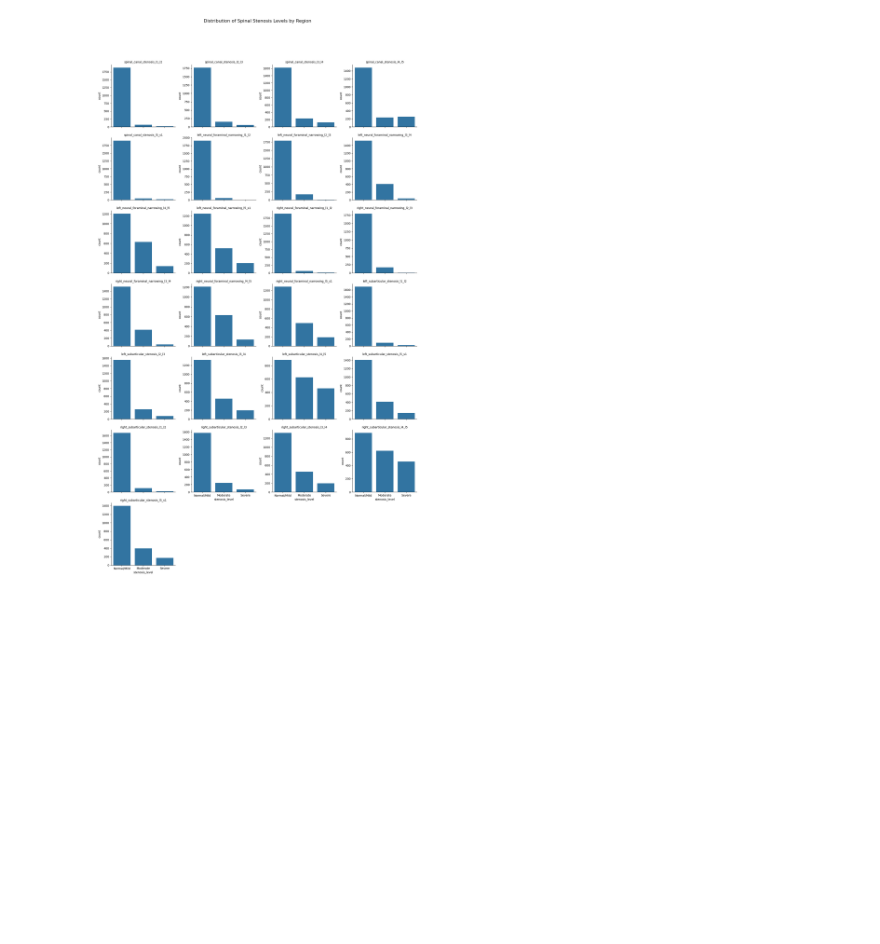
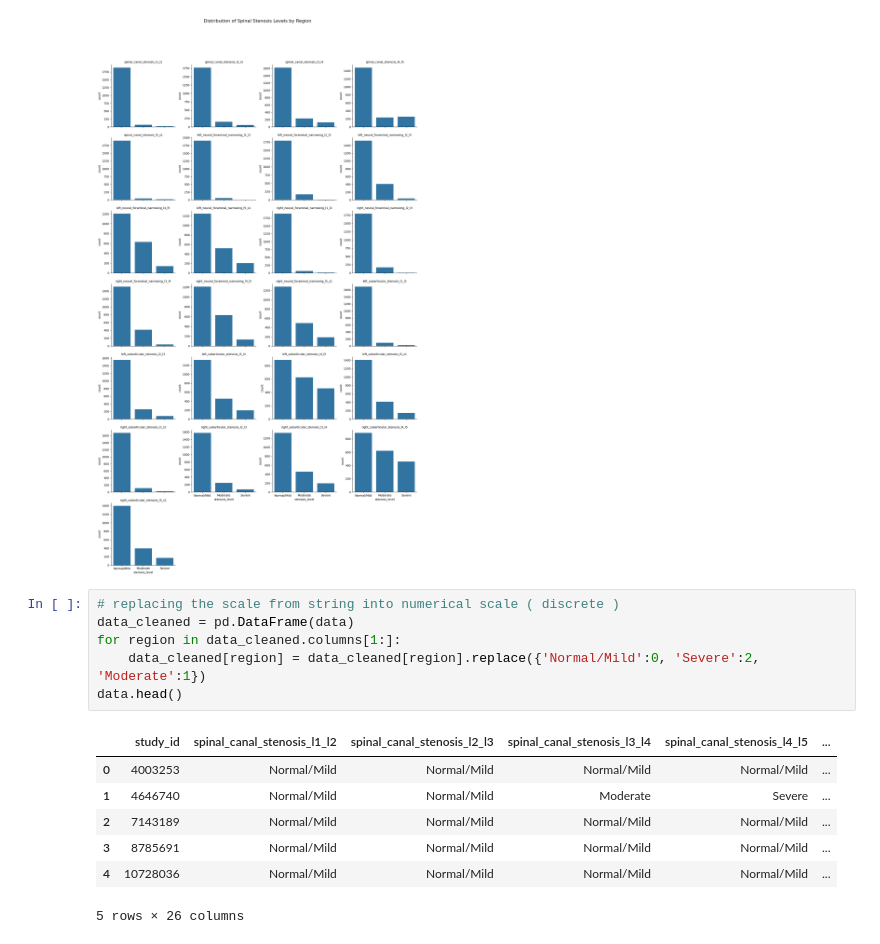
Before and after one commit to Arthurs101/PROJECT2-DATA-SCIENCE, a Jupyter notebook: EXPLORATION-ANALYSIS.ipynb, the cells around one changed output. Drawn from its saved outputs; the diff is of its cells as text; blank space fills up the shorter version.

Commit message:
✨ cleaned csv and exported it into csv

```diff
--- a/EXPLORATION-ANALYSIS.ipynb
+++ b/EXPLORATION-ANALYSIS.ipynb
@@ -67,3 +67,17 @@ g.fig.suptitle('Distribution of Spinal Stenosis Levels by Region', fontsize=16)
 plt.show()
 # %% [output]
 [figure]
+# %%
+# replacing the scale from string into numerical scale ( discrete )
+data_cleaned = pd.DataFrame(data)
+for region in data_cleaned.columns[1:]:
+    data_cleaned[region] = data_cleaned[region].replace({'Normal/Mild':0, 'Severe':2, 'Moderate':1})
+data.head()
+# %% [output]
+|  | study_id | spinal_canal_stenosis_l1_l2 | spinal_canal_stenosis_l2_l3 | spinal_canal_stenosis_l3_l4 | spinal_canal_stenosis_l4_l5 | ... |
+| 0 | 4003253 | Normal/Mild | Normal/Mild | Normal/Mild | Normal/Mild | ... |
+| 1 | 4646740 | Normal/Mild | Normal/Mild | Moderate | Severe | ... |
+| 2 | 7143189 | Normal/Mild | Normal/Mild | Normal/Mild | Normal/Mild | ... |
+| 3 | 8785691 | Normal/Mild | Normal/Mild | Normal/Mild | Normal/Mild | ... |
+| 4 | 10728036 | Normal/Mild | Normal/Mild | Normal/Mild | Normal/Mild | ... |
+5 rows × 26 columns
```
Also changed, not shown: parts of 1 cell of this notebook, 1 other file.
